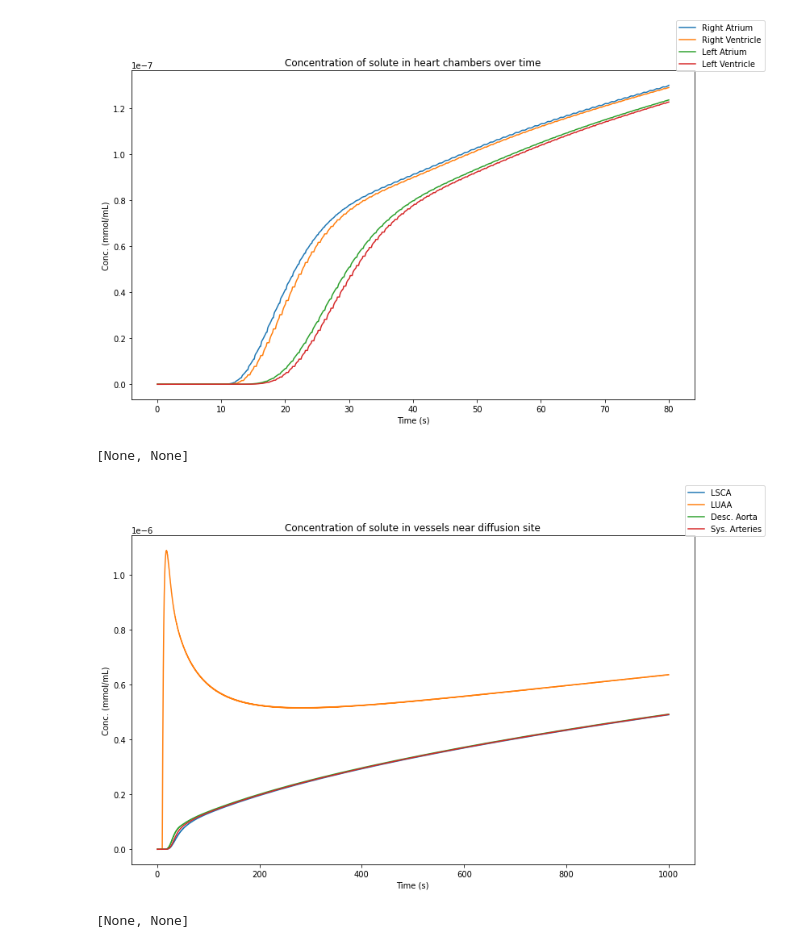
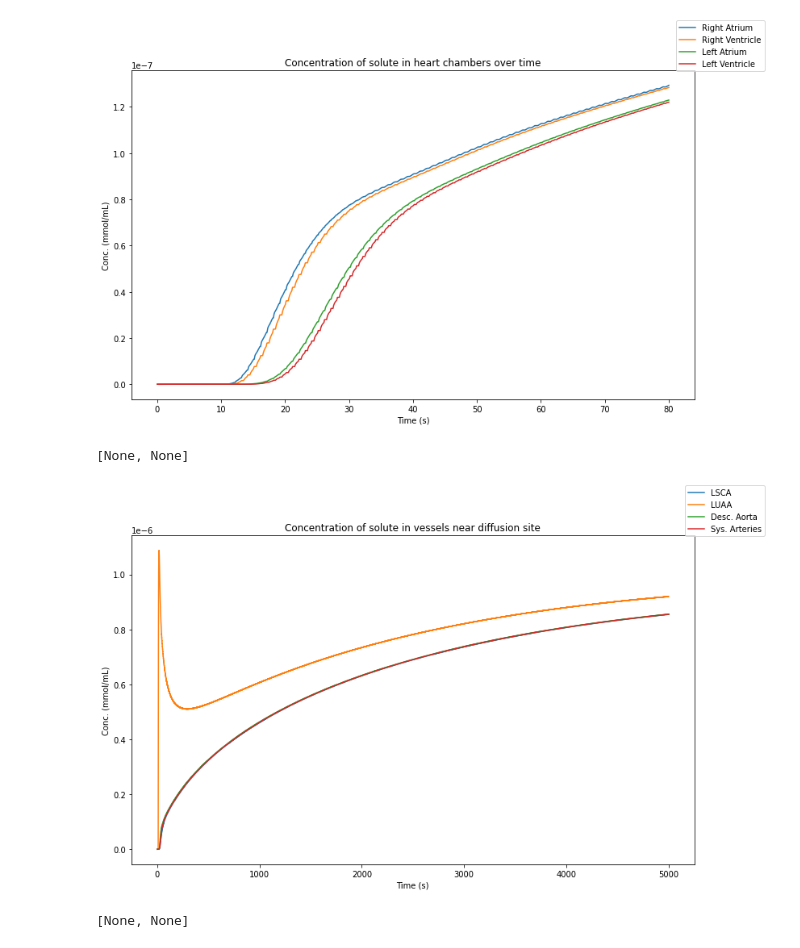
Before and after one commit to thking03/LPModel, a Jupyter notebook: lpm_test.ipynb, the cells around one changed output. Drawn from its saved outputs; the diff is of its cells as text; code cells hidden in the pictures.

Commit message:
Adding nicotine pouch functionality & some minor adjustments

```diff
--- a/lpm_test.ipynb
+++ b/lpm_test.ipynb
@@ -36,7 +36,7 @@ basic_circ_model.add_unit(LPunit(17, 0.25, C=9, links=[[16],[24]], ics=[66,0]))
 basic_circ_model.add_unit(LPunit(18, 12, C=0.7, links=[[9],[19]], ics=[117,0])) # L. subclavian artery
 basic_circ_model.add_unit(LPunit(19, 0.5, C=2, links=[[18],[20]], ics=[19,0], diffusive_region=True)) # L. upper arm artery
 basic_circ_model.units[19].assign_diffusion_input(patch_diffusion)
-basic_circ_model.add_unit(LPunit(20, 0.25, C=9, links=[[19],[24]], ics=[66,0])) # L. subclavian vein
+basic_circ_model.add_unit(LPunit(20, 0.25, C=9, links=[[19],[24]], ics=[66,0], D_out=True)) # L. subclavian vein
 basic_circ_model.add_unit(LPunit(21, 1.2, C=0.8, L=0.001, links=[[9],[22]], ics=[64,0,0])) # Desc. aorta
 basic_circ_model.add_unit(LPunit(22, 1, C=1, links=[[21],[23]], ics=[217,0])) # Systemic arteries
 basic_circ_model.units[22].assign_nonlinear("C", pv_proxart)
@@ -46,3 +46,5 @@ basic_circ_model.units[23].assign_nonlinear("C", pv_sysv)
 basic_circ_model.add_unit(LPunit(24, 1, C=1, links=[[12,14,17,20,23],[0]], ics=[170,0])) # Vena cava
 basic_circ_model.units[24].assign_nonlinear("C", pv_vena)
 basic_circ_model.units[24].assign_nonlinear("R", rv_vena)
+
+basic_circ_model.solute_settings(kD=0.0000962704417444) # Half life of nicotine in the body is 2 hours
@@ -49,4 +56,4 @@ basic_circ_model.units[24].assign_nonlinear("R", rv_vena)
 # %%
-dt = .001
-T = 1000
+dt = .002
+T = 5000
 total_test = basic_circ_model.solve_model(dt, T)
@@ -113,16 +122,16 @@ fig.set(figheight=7.5, figwidth=12.5)
 [figure]
 # %%
 fig, ax = plt.subplots(1,1)
-ax.plot(np.linspace(0, T, int(T/dt)+1)[int(0/dt):int(1000/dt)], concentrations[18][int(0/dt):int(1000/dt)], label="LSCA")
-ax.plot(np.linspace(0, T, int(T/dt)+1)[int(0/dt):int(1000/dt)], concentrations[19][int(0/dt):int(1000/dt)], label="LUAA")
-ax.plot(np.linspace(0, T, int(T/dt)+1)[int(0/dt):int(1000/dt)], concentrations[21][int(0/dt):int(1000/dt)], label="Desc. Aorta")
-ax.plot(np.linspace(0, T, int(T/dt)+1)[int(0/dt):int(1000/dt)], concentrations[22][int(0/dt):int(1000/dt)], label="Sys. Arteries")
+ax.plot(np.linspace(0, T, int(T/dt)+1), concentrations[18], label="LSCA")
+ax.plot(np.linspace(0, T, int(T/dt)+1), concentrations[19], label="LUAA")
+ax.plot(np.linspace(0, T, int(T/dt)+1), concentrations[21], label="Desc. Aorta")
+ax.plot(np.linspace(0, T, int(T/dt)+1), concentrations[22], label="Sys. Arteries")
 ax.set(xlabel="Time (s)", ylabel="Conc. (mmol/mL)", title="Concentration of solute in vessels near diffusion site")
 fig.legend()
 fig.set(figheight=7.5, figwidth=12.5)
 # %% [output]
 [None, None]
-[figure, old version]
+[figure, new version]
 # %%
 fig, ax = plt.subplots(1,1)
 ax.plot(np.linspace(0, T, int(T/dt)+1)[int(0/dt):int(80/dt)], concentrations[13][int(0/dt):int(80/dt)], label="RICA")
```
Also changed, not shown: parts of 2 cells of this notebook, 2 other files.
